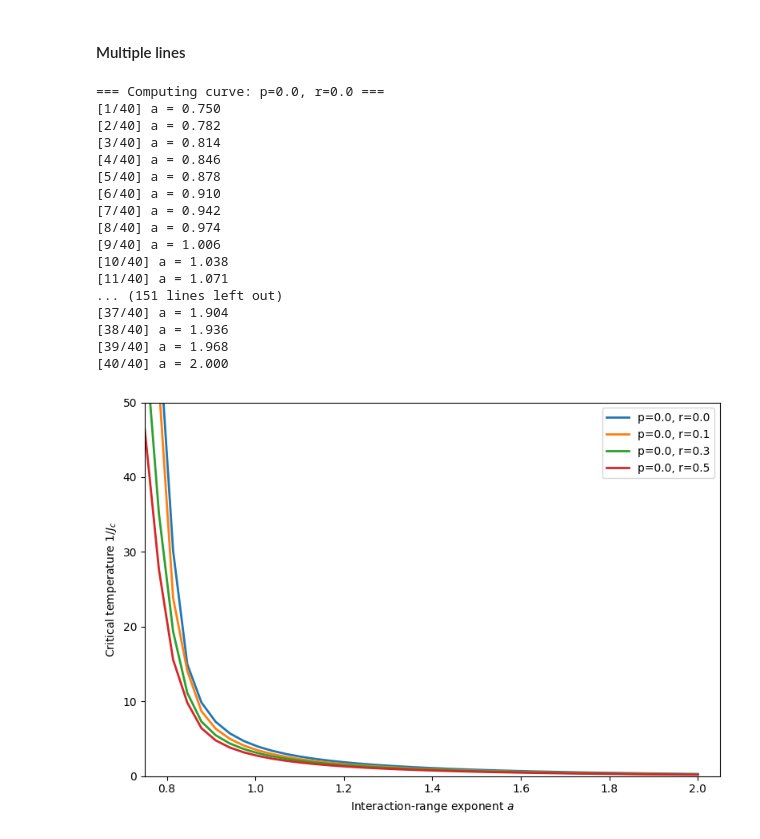
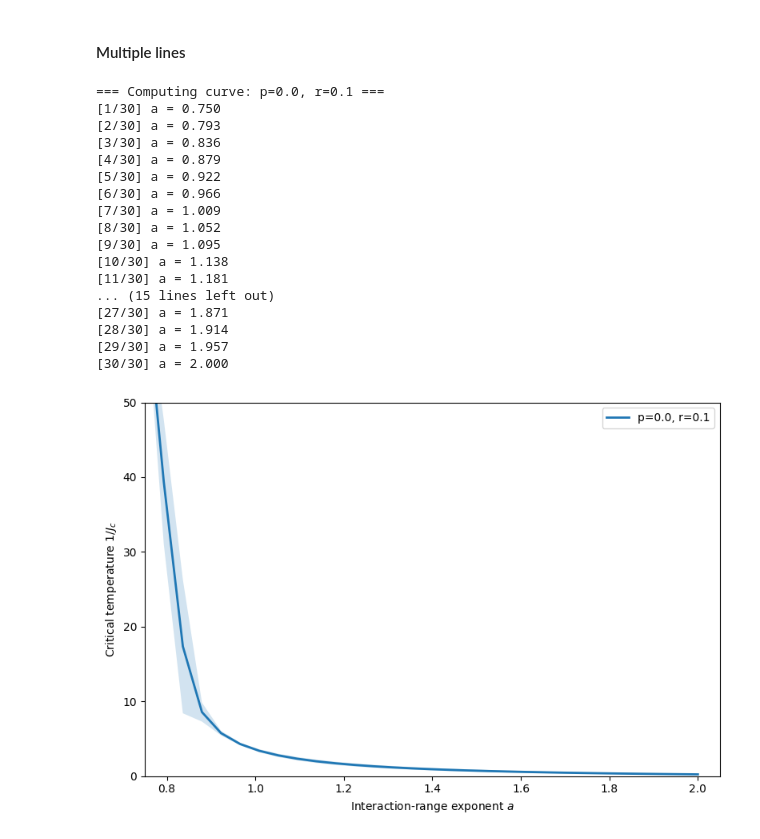
Before and after one commit to erbilcanartun/long-range-ising-chain, a Jupyter notebook: notebooks/dilute_random_couplings.ipynb, the cells around one changed output. Cells and saved outputs as stored; diff of their text form; code cells hidden in the pictures.

```diff
--- a/notebooks/dilute_random_couplings.ipynb
+++ b/notebooks/dilute_random_couplings.ipynb
@@ -522,17 +530,17 @@ classify_sink(
 # ----------------------------
 
 # ---- parameters ----
-a               = 1.0     # interaction-range exponent
-r_frac          = 0.0     # fraction of zero (missing) bonds
+a               = 1.2     # interaction-range exponent
+r_frac          = 0.4     # fraction of zero (missing) bonds
 p_values        = np.linspace(0.0, 1.0, 26)
-T_values        = np.linspace(0.01, 4.0, 26)
-max_dist_final  = 9
+T_values        = np.linspace(0.01, 3.0, 26)
+max_dist_final  = 20
 n_steps_total   = 10
-track_r         = (1,)
+track_r         = (2,)
 thr_dis         = 1e-2
 thr_ord         = 1e2
 
-seed            = 19
+seed            = 12
 
 print(f"Scanning (p, T) phase diagram at a={a}, r_frac={r_frac}")
 print(f"  grid: |p|={len(p_values)} x |T|={len(T_values)} = "
@@ -847,7 +875,7 @@ import matplotlib.pyplot as plt
 a_vals = np.linspace(0.8, 2.0, 20)
 
 # fixed parameters
-p = 0.0
+p = 0.1
 r_frac = 0.0
 
 # seeds for averaging
@@ -954,14 +982,14 @@ import numpy as np
 import matplotlib.pyplot as plt
 
 # ---- a range ----
-a_vals = np.linspace(0.75, 2.0, 40)
+a_vals = np.linspace(0.75, 2.0, 30)
 
 # ---- fixed parameter sets: each gives one critical curve ----
 parameter_sets = [
-    {"p": 0.0, "r_frac": 0.0, "label": "p=0.0, r=0.0"},
+    #{"p": 0.0, "r_frac": 0.0, "label": "p=0.0, r=0.0"},
     {"p": 0.0, "r_frac": 0.1, "label": "p=0.0, r=0.1"},
-    {"p": 0.0, "r_frac": 0.2, "label": "p=0.0, r=0.3"},
-    {"p": 0.0, "r_frac": 0.3, "label": "p=0.0, r=0.5"},
+    #{"p": 0.0, "r_frac": 0.2, "label": "p=0.0, r=0.3"},
+    #{"p": 0.0, "r_frac": 0.3, "label": "p=0.0, r=0.5"},
     #{"p": 0.0, "r_frac": 0.4, "label": "p=0.0, r=0.4"},
 ]
 
@@ -1036,57 +1064,57 @@ for pars in parameter_sets:
         "n_valid": n_valid,
     }
 # %% [output]
-=== Computing curve: p=0.0, r=0.0 ===
-[1/40] a = 0.750
-[2/40] a = 0.782
-[3/40] a = 0.814
-[4/40] a = 0.846
-[5/40] a = 0.878
-[6/40] a = 0.910
-[7/40] a = 0.942
-[8/40] a = 0.974
-[9/40] a = 1.006
-[10/40] a = 1.038
-[11/40] a = 1.071
-... (151 lines left out)
-[37/40] a = 1.904
-[38/40] a = 1.936
-[39/40] a = 1.968
-[40/40] a = 2.000
+=== Computing curve: p=0.0, r=0.1 ===
+[1/30] a = 0.750
+[2/30] a = 0.793
+[3/30] a = 0.836
+[4/30] a = 0.879
+[5/30] a = 0.922
+[6/30] a = 0.966
+[7/30] a = 1.009
+[8/30] a = 1.052
+[9/30] a = 1.095
+[10/30] a = 1.138
+[11/30] a = 1.181
+... (15 lines left out)
+[27/30] a = 1.871
+[28/30] a = 1.914
+[29/30] a = 1.957
+[30/30] a = 2.000
 # %%
 plt.figure(figsize=(8, 5.5))
 
 for label, res in results.items():
 
     a = res["a_vals"]
     Tc = res["Tc_mean"]
     Tc_err = res["Tc_std"]
 
     mask = np.isfinite(Tc)
 
     a_plot = a[mask]
     Tc_plot = Tc[mask]
     err_plot = Tc_err[mask]
 
     # mean curve
     plt.plot(a_plot, Tc_plot, linewidth=2, label=label)
 
     # continuous uncertainty band
-    #plt.fill_between(
-    #    a_plot,
-    #    Tc_plot - err_plot,
-    #    Tc_plot + err_plot,
-    #    alpha=0.2
-    #)
+    plt.fill_between(
+        a_plot,
+        Tc_plot - err_plot,
+        Tc_plot + err_plot,
+        alpha=0.2
+    )
 plt.xlim(0.75, 2.05)
 plt.ylim(0, 50)
 plt.xlabel(r"Interaction-range exponent $a$")
 plt.ylabel(r"Critical temperature $1/J_c$")
 #plt.title("Critical lines with continuous uncertainty bands")
 
 plt.grid(alpha=0.0)
 plt.legend()
 plt.tight_layout()
 plt.show()
 # %% [output]
-[figure, old version]
+[figure, new version]
```
Also changed, not shown: parts of 4 cells of this notebook, 2 other files.
